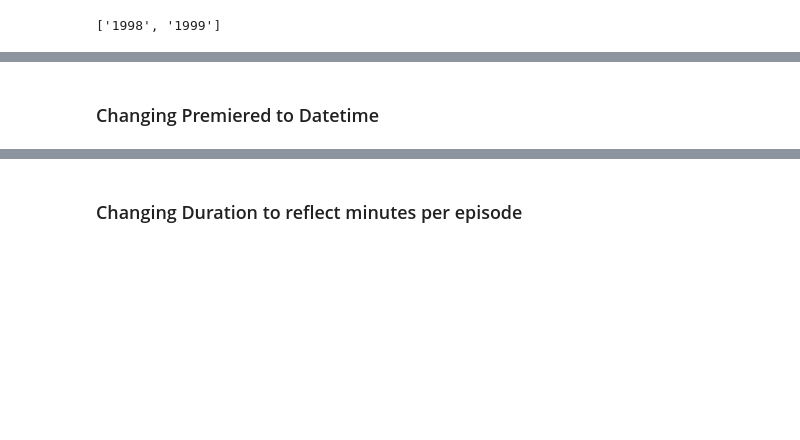
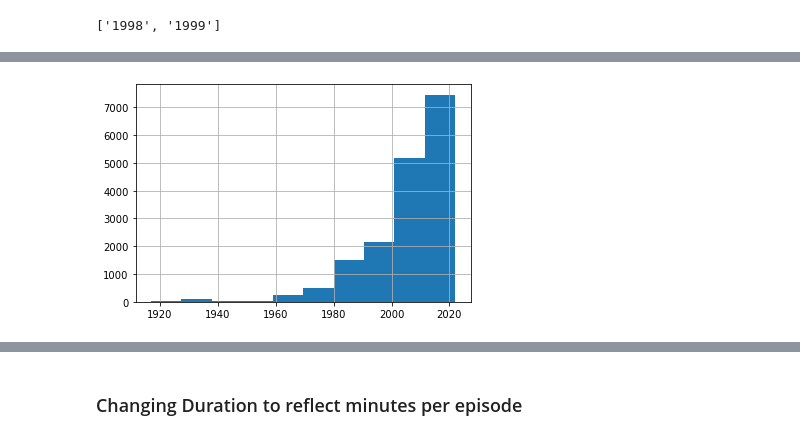
Before and after one commit to edgarg429/Anime_recommendation, a Jupyter notebook: Anime_Recommendation_Project.ipynb, the cells around one changed output, grey strips where cells are left out. Cells and saved outputs as stored; diff of their text form; code cells hidden in the pictures; blank space fills up the shorter version.

```diff
--- a/Anime_Recommendation_Project.ipynb
+++ b/Anime_Recommendation_Project.ipynb
@@ -150,3 +122,5 @@ anime_df_no_syn.head(20)
+# %%
+anime_df_no_syn['Year_Premiered'] = [int(x) if x != 'Unknown' else x for x in anime_df_no_syn['Year_Premiered']]
 # %%
-anime_df_no_syn[anime_df_no_syn['Year_Premiered']=='1917']
+anime_df_no_syn[anime_df_no_syn['Year_Premiered']!='Unknown'].Year_Premiered.hist();
 # %% [output]
@@ -170,2 +127 @@ anime_df_no_syn[anime_df_no_syn['Year_Premiered']=='1917']
+[figure, added]
-# %% [markdown]
-### Changing Premiered to Datetime
```
Also changed, not shown: parts of 27 cells of this notebook, 2 other files.
